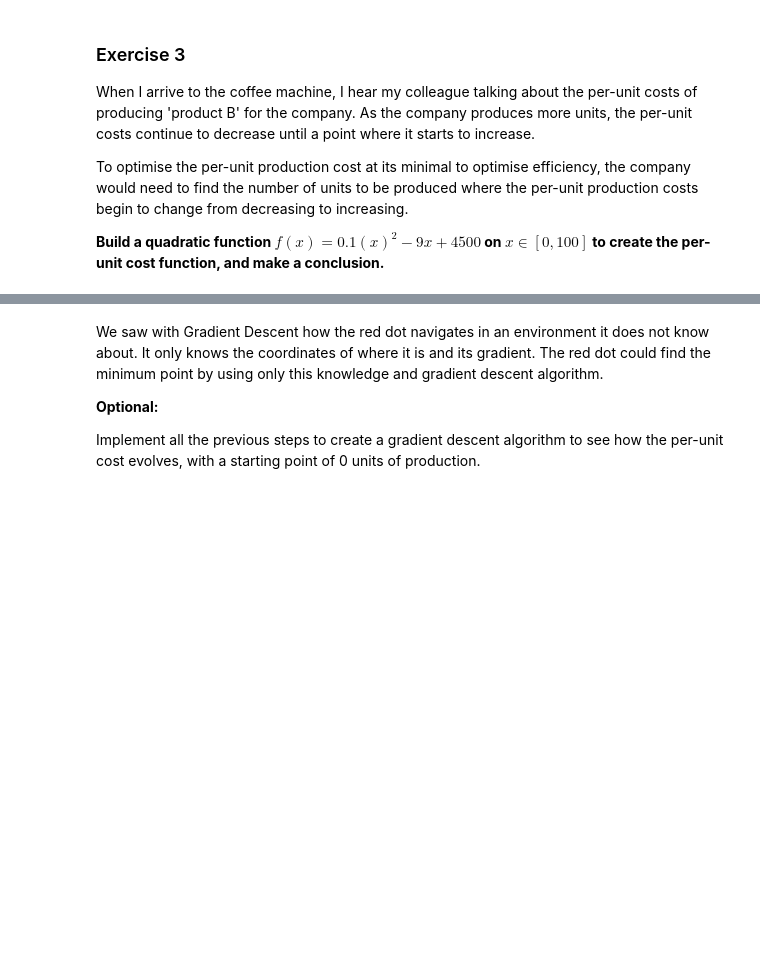
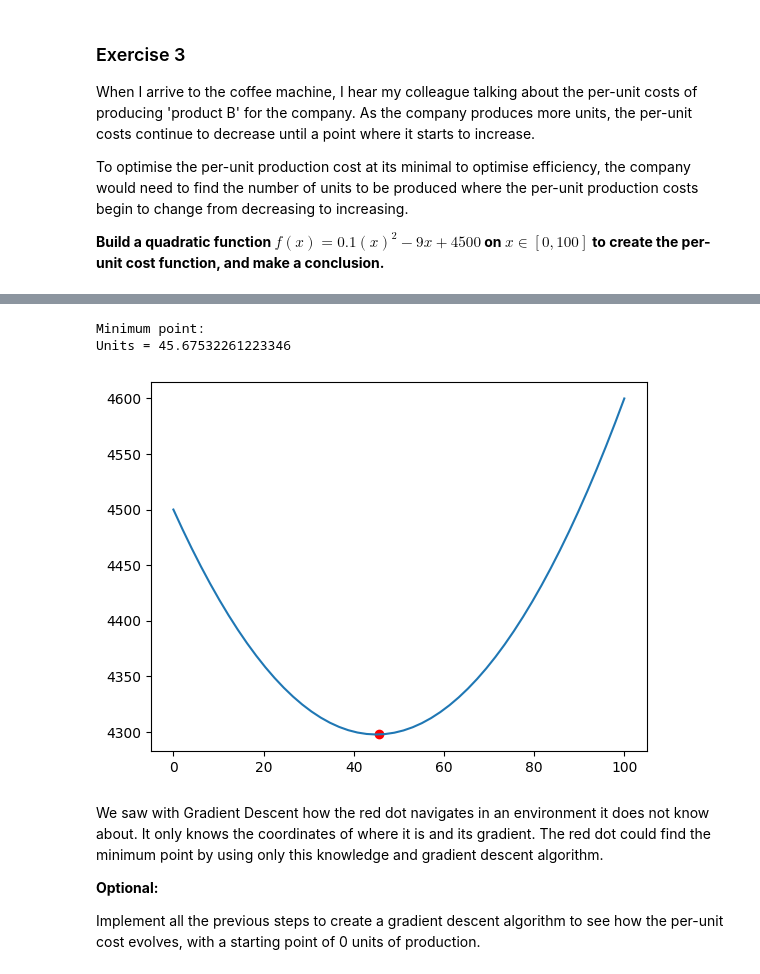
Before and after one commit to 4GeeksAcademy/gustavolima_calculus-and-algebra-problems-with-python, a Jupyter notebook: problems.ipynb, the cells around one changed output, grey strips where cells are left out. Saved outputs shown, nothing was run; the diff lists cells and outputs as text; code cells hidden in the pictures; blank space fills up the shorter version.

```diff
--- a/problems.ipynb
+++ b/problems.ipynb
@@ -305,3 +348,43 @@ To optimise the per-unit production cost at its minimal to optimise efficiency,
+# %%
+# Use Descent Gradient to find our min x and y coordinates in our function.
+
+# Gradient descent algorithm
+def gradient_descent(x_start, learning_rate, num_iterations):
+    x = x_start
+    for i in range(num_iterations):
+        gradient = 0.2 * x - 9     #df(x) - the derivative of f(x)
+        x = x - learning_rate * gradient
+    return x
+
+# Parameters for gradient descent
+x_start = 50  # Starting value for x
+learning_rate = 0.01  # Learning rate
+num_iterations = 1000  # Number of iterations
+
+# Apply gradient descent
+min_x = gradient_descent(x_start, learning_rate, num_iterations)
+min_y = f(min_x)
+
+# State the domaing and range of our function
+x = np.linspace(0, 100)
+y = f(x)
+
+plt.plot(x, y)
+plt.scatter(min_x, min_y, color='red', label='Minimum Point')
+plt.xlabel('Units')
+plt.ylabel('Cost')
+plt.title('Per Unit Cost')
+plt.grid()
+min_label = f"Max Units at low cost: ({min_x:.2f}, {min_y:.2f})"
+plt.annotate(min_label, xy=(max_x, min_y), xytext=(max_x - 2, min_y + 100), arrowprops=dict(facecolor='black', arrowstyle='->'))
+plt.show()
+
+print("Minimum point:")
+print("Units =", min_x)
+# %% [output]
+Minimum point:
+Units = 45.67532261223346
+[figure, added]
 # %% [markdown]
 We saw with Gradient Descent how the red dot navigates in an environment it does not know about. It only knows the coordinates of where it is and its gradient. The red dot could find the minimum point by using only this knowledge and gradient descent algorithm.
 
```
Also changed, not shown: parts of 7 cells of this notebook.
